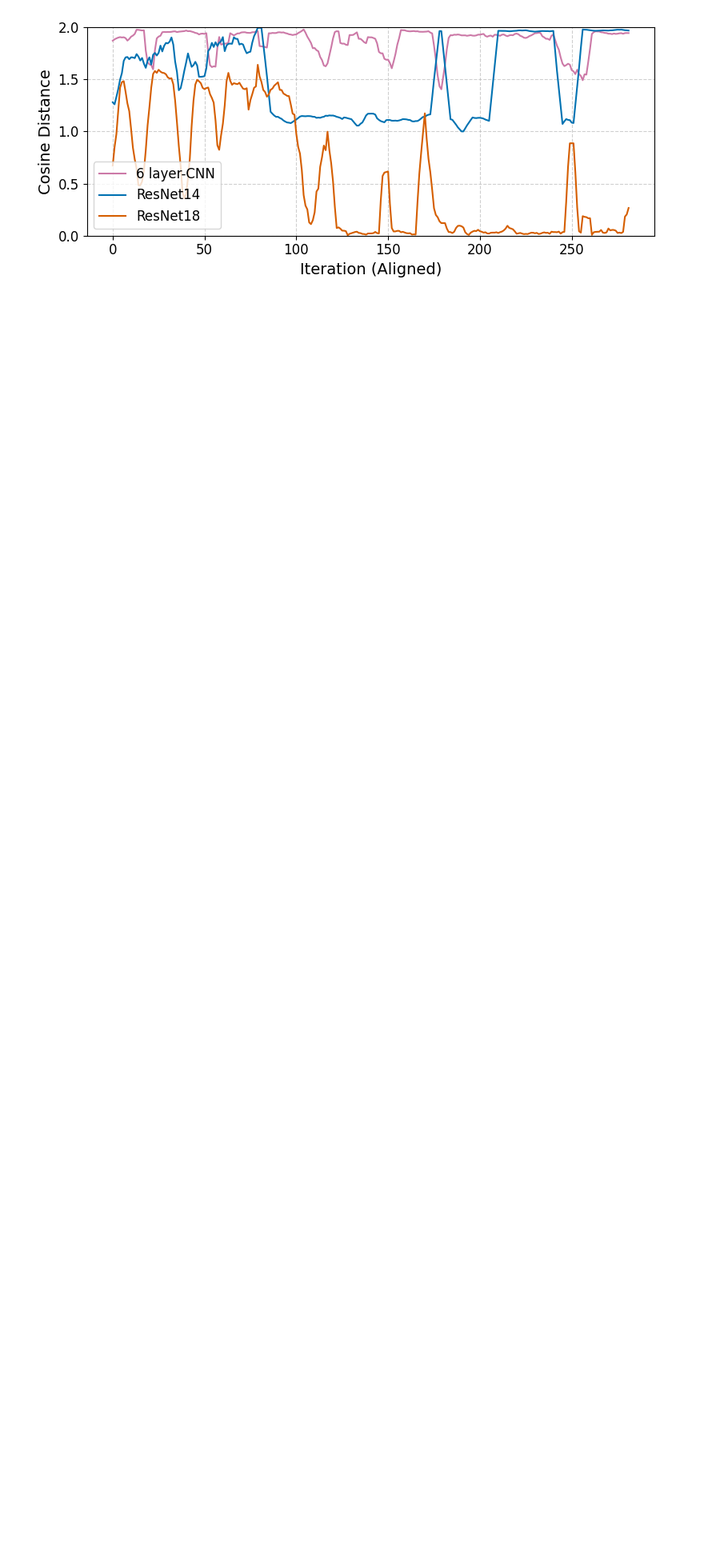
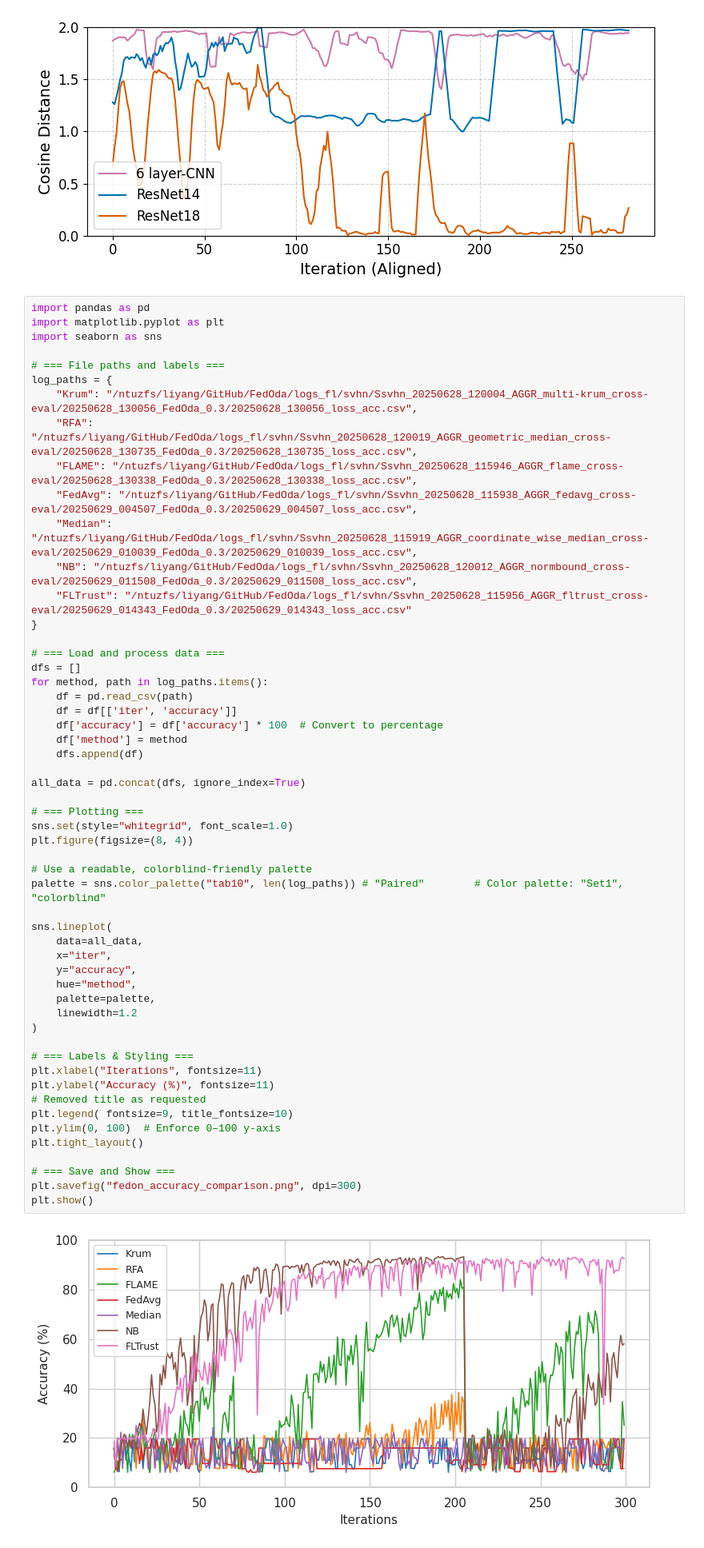
Before and after one commit to yangland/FedON, a Jupyter notebook: jupyter_notebooks/visualization.ipynb, the cells around one changed output. Shown at 80% size. Saved outputs shown, nothing was run; the diff lists cells and outputs as text; blank space fills up the shorter version.

```diff
--- a/jupyter_notebooks/visualization.ipynb
+++ b/jupyter_notebooks/visualization.ipynb
@@ -607,3 +718,59 @@ plt.savefig("cos_b_m.png", dpi=300, bbox_inches='tight')
 plt.show()
 # %% [output]
 [figure]
+# %%
+import pandas as pd
+import matplotlib.pyplot as plt
+import seaborn as sns
+
+# === File paths and labels ===
+log_paths = {
+    "Krum": "/ntuzfs/liyang/GitHub/FedOda/logs_fl/svhn/Ssvhn_20250628_120004_AGGR_multi-krum_cross-eval/20250628_130056_FedOda_0.3/20250628_130056_loss_acc.csv",
+    "RFA": "/ntuzfs/liyang/GitHub/FedOda/logs_fl/svhn/Ssvhn_20250628_120019_AGGR_geometric_median_cross-eval/20250628_130735_FedOda_0.3/20250628_130735_loss_acc.csv",
+    "FLAME": "/ntuzfs/liyang/GitHub/FedOda/logs_fl/svhn/Ssvhn_20250628_115946_AGGR_flame_cross-eval/20250628_130338_FedOda_0.3/20250628_130338_loss_acc.csv",
+    "FedAvg": "/ntuzfs/liyang/GitHub/FedOda/logs_fl/svhn/Ssvhn_20250628_115938_AGGR_fedavg_cross-eval/20250629_004507_FedOda_0.3/20250629_004507_loss_acc.csv",
+    "Median": "/ntuzfs/liyang/GitHub/FedOda/logs_fl/svhn/Ssvhn_20250628_115919_AGGR_coordinate_wise_median_cross-eval/20250629_010039_FedOda_0.3/20250629_010039_loss_acc.csv",
+    "NB": "/ntuzfs/liyang/GitHub/FedOda/logs_fl/svhn/Ssvhn_20250628_120012_AGGR_normbound_cross-eval/20250629_011508_FedOda_0.3/20250629_011508_loss_acc.csv",
+    "FLTrust": "/ntuzfs/liyang/GitHub/FedOda/logs_fl/svhn/Ssvhn_20250628_115956_AGGR_fltrust_cross-eval/20250629_014343_FedOda_0.3/20250629_014343_loss_acc.csv"
+}
+
+# === Load and process data ===
+dfs = []
+for method, path in log_paths.items():
+    df = pd.read_csv(path)
+    df = df[['iter', 'accuracy']]
+    df['accuracy'] = df['accuracy'] * 100  # Convert to percentage
+    df['method'] = method
+    dfs.append(df)
+
+all_data = pd.concat(dfs, ignore_index=True)
+
+# === Plotting ===
+sns.set(style="whitegrid", font_scale=1.0)
+plt.figure(figsize=(8, 4))
+
+# Use a readable, colorblind-friendly palette
+palette = sns.color_palette("tab10", len(log_paths)) # "Paired"        # Color palette: "Set1", "colorblind"
+
+sns.lineplot(
+    data=all_data,
+    x="iter",
+    y="accuracy",
+    hue="method",
+    palette=palette,
+    linewidth=1.2
+)
+
+# === Labels & Styling ===
+plt.xlabel("Iterations", fontsize=11)
+plt.ylabel("Accuracy (%)", fontsize=11)
+# Removed title as requested
+plt.legend( fontsize=9, title_fontsize=10)
+plt.ylim(0, 100)  # Enforce 0–100 y-axis
+plt.tight_layout()
+
+# === Save and Show ===
+plt.savefig("fedon_accuracy_comparison.png", dpi=300)
+plt.show()
+# %% [output]
+[figure, added]
```
Also changed, not shown: parts of 2 cells of this notebook, 19 other files.
